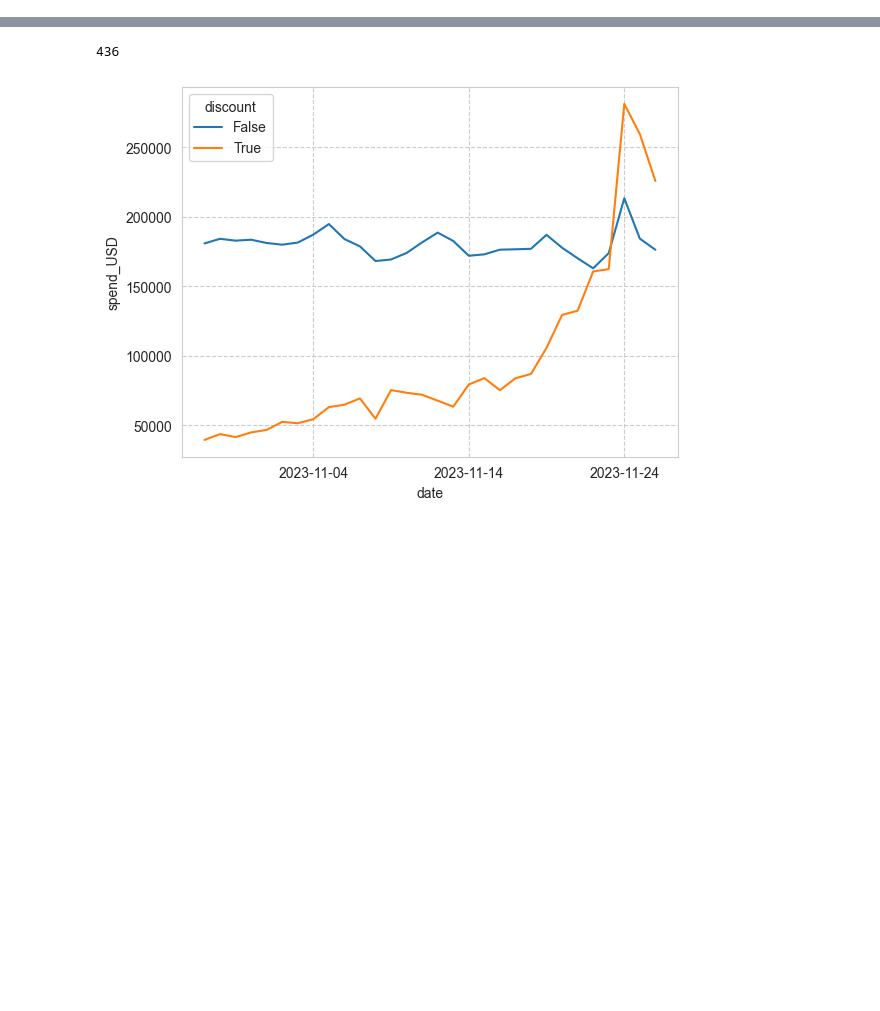
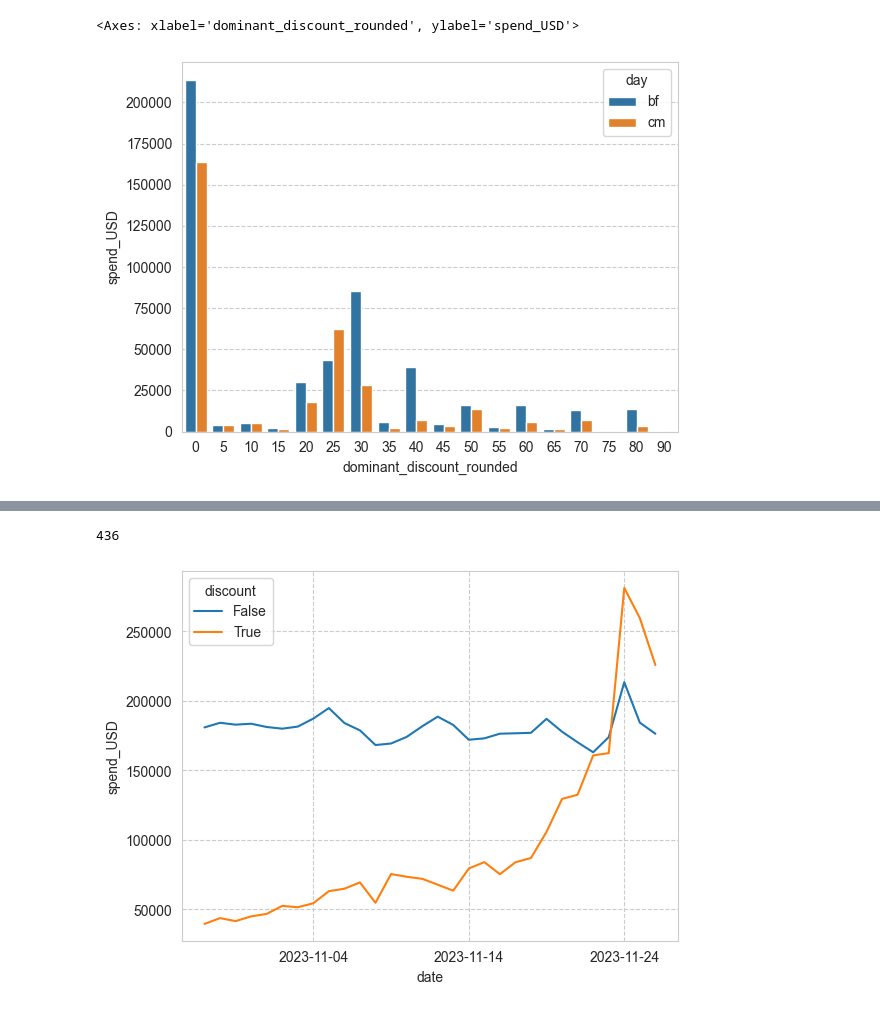
Before and after one commit to Katja-Lebesgue/premium_dashboard, a Jupyter notebook: play/black_friday_discounts.ipynb, the cells around one changed output, grey strips where cells are left out. Cells and saved outputs as stored; diff of their text form; code cells hidden in the pictures; blank space fills up the shorter version.

```diff
--- a/play/black_friday_discounts.ipynb
+++ b/play/black_friday_discounts.ipynb
@@ -38,0 +323,7 @@ performance_columns
+# %%
+df["dominant_discount_rounded"] = df.dominant_discount.apply(lambda num: round(num / 5) * 5)
+rounded_df = df.groupby(["dominant_discount_rounded", "day"])[["spend_USD"]].sum().reset_index()
+sns.barplot(data=rounded_df, x="dominant_discount_rounded", y="spend_USD", hue="day", errorbar=None)
+# %% [output]
+<Axes: xlabel='dominant_discount_rounded', ylabel='spend_USD'>
+[figure, added]
```
Also changed, not shown: parts of 40 cells of this notebook, 11 other files.
